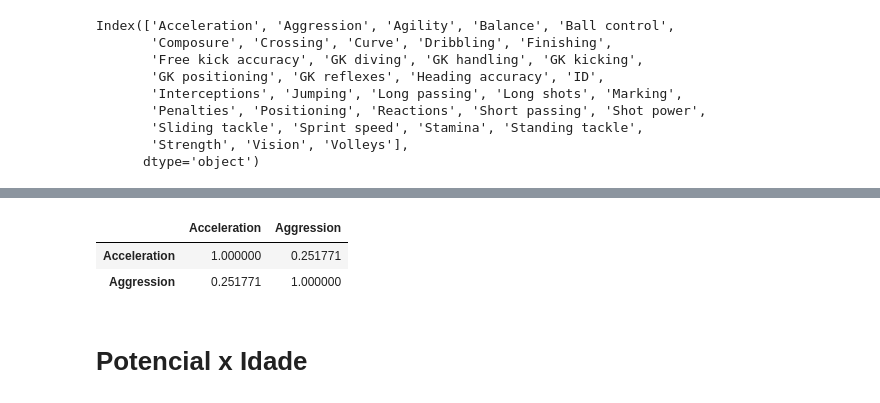
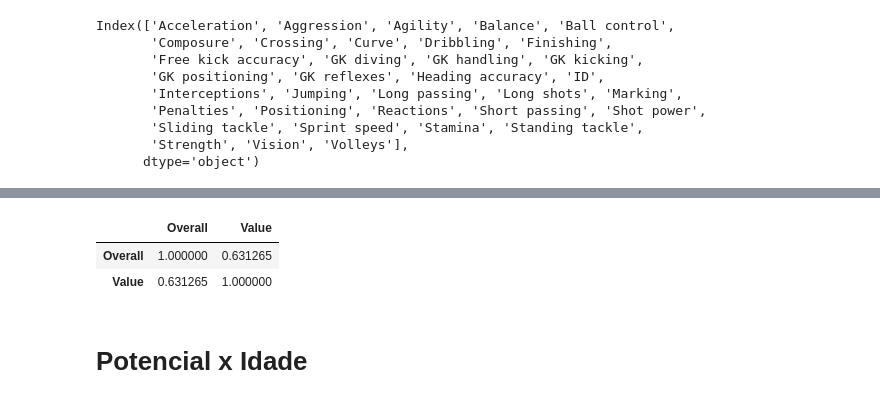
Before and after one commit to victorhabib/cdd-projeto-final, a Jupyter notebook: Projeto Final versao atualizada.ipynb, the cells around one changed output, grey strips where cells are left out. Saved outputs shown, nothing was run; the diff lists cells and outputs as text; code cells hidden in the pictures.

```diff
--- a/Projeto Final versao atualizada.ipynb
+++ b/Projeto Final versao atualizada.ipynb
@@ -293,0 +415,5 @@ df
+# %%
+linhas = linhas
+colunas = ["Overall", "Value"]
+
+ovrl_value = fifa.loc[linhas, colunas]
@@ -294,9 +476,9 @@ df
 # %%
-df.corr()
+ovrl_value.corr()
 # %% [output]
-|  | Acceleration | Aggression |
-| Acceleration | 1.000000 | 0.251771 |
-| Aggression | 0.251771 | 1.000000 |
+|  | Overall | Value |
+| Overall | 1.000000 | 0.631265 |
+| Value | 0.631265 | 1.000000 |
 # %% [markdown]
 # Potencial x Idade
 # %%
```
Also changed, not shown: parts of 30 cells of this notebook.
